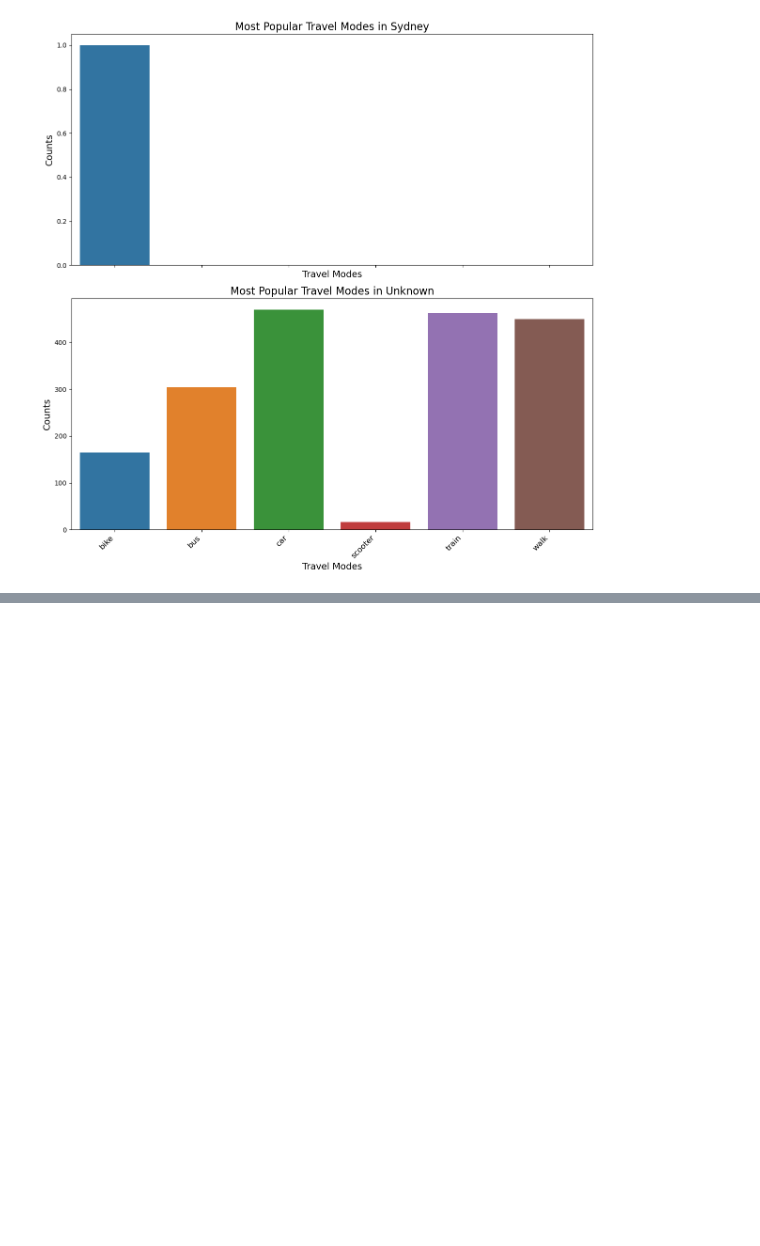
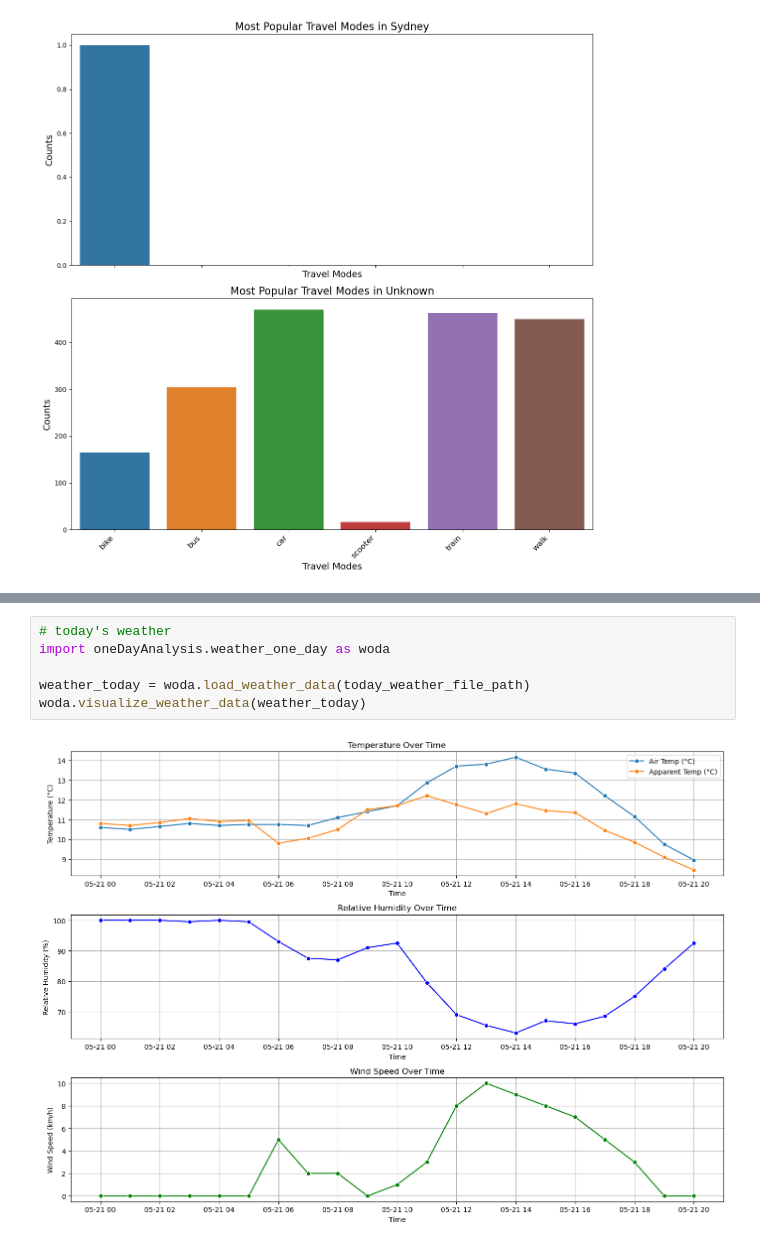
Before and after one commit to BlueTriangleG/CloudEnvInsights-KubeFissionDataProcessor, a Jupyter notebook: frontend/frontEnd.ipynb, the cells around one changed output, grey strips where cells are left out. Cells and saved outputs as stored; diff of their text form; blank space fills up the shorter version.

```diff
--- a/frontend/frontEnd.ipynb
+++ b/frontend/frontEnd.ipynb
@@ -213,0 +224,8 @@ ta.visualize_travel_modes_by_city(travel_stats)
+# %%
+# today's weather
+import oneDayAnalysis.weather_one_day as woda
+
+weather_today = woda.load_weather_data(today_weather_file_path)
+woda.visualize_weather_data(weather_today)
+# %% [output]
+[figure, added]
```
Also changed, not shown: parts of 2 cells of this notebook, 7 other files.
